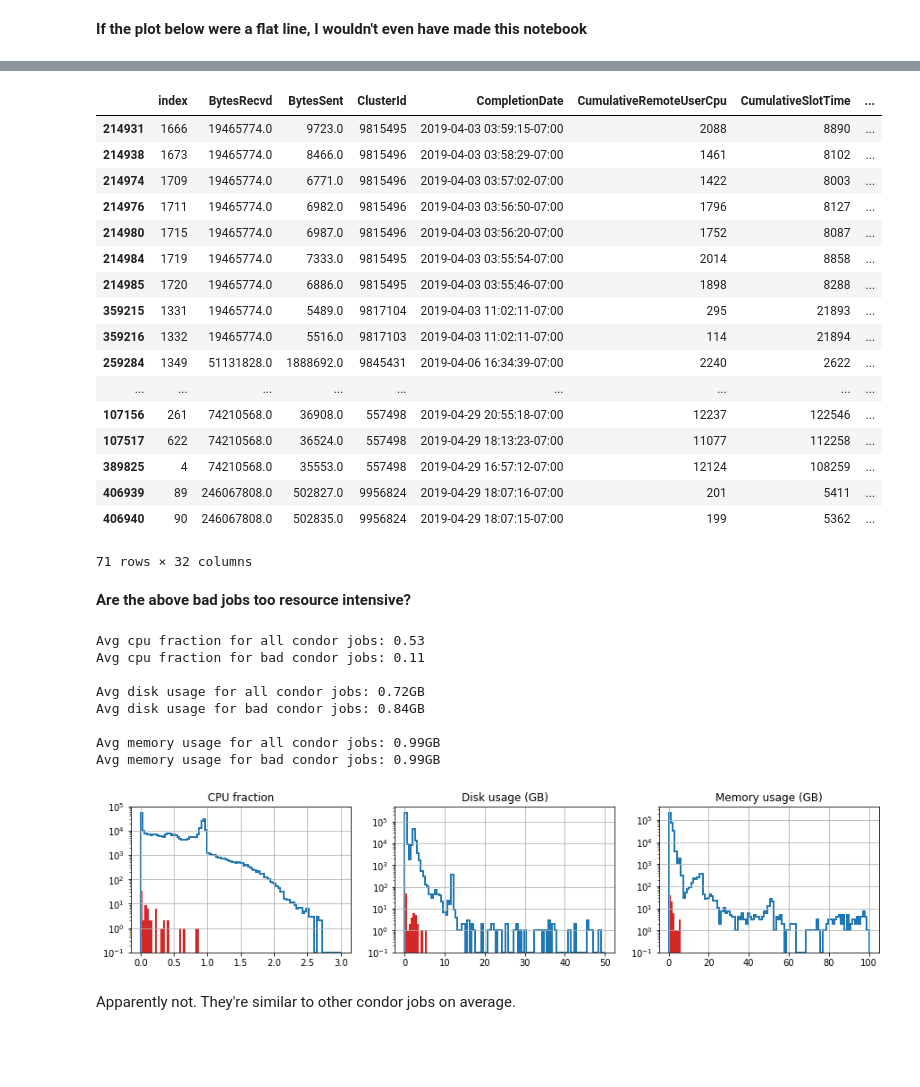
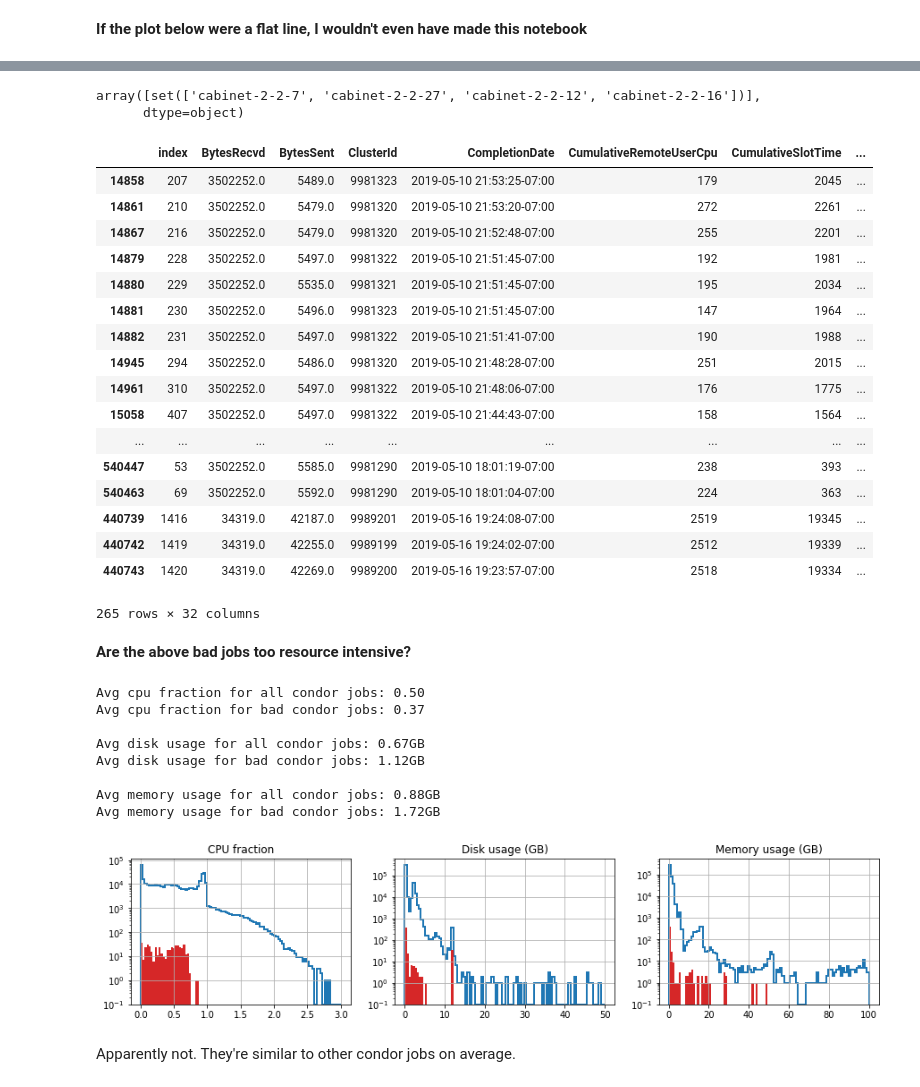
Before and after one commit to aminnj/miscnotebooks, a Jupyter notebook: uaf/analyze_hadoop_condor.ipynb, the cells around one changed output, grey strips where cells are left out. Saved outputs shown, nothing was run; the diff lists cells and outputs as text; code cells hidden in the pictures; blank space fills up the shorter version.

```diff
--- a/uaf/analyze_hadoop_condor.ipynb
+++ b/uaf/analyze_hadoop_condor.ipynb
@@ -192,6 +200,6 @@ plt.title("Node count");
 # %%
 # Find intervals of 6 hrs where we gained 0 hosts wrt the previous interval, but lost exactly 1
-badrows = df_hadoop.query("nhosts_gained==0 and nhosts_lost==1")
+badrows = df_hadoop.query("nhosts_gained==0 and nhosts_lost>=1")
 badrows
 # %% [output]
 |  | index | nodes | hosts_gained | hosts_lost | nhosts_gained | nhosts_lost | nhosts | date | prev_date |
@@ -213,38 +222,43 @@ badrows
+# %%
+badrows[-1:].hosts_lost.values
+# %% [output]
+array([set(['cabinet-2-2-7', 'cabinet-2-2-27', 'cabinet-2-2-12', 'cabinet-2-2-16'])],
+      dtype=object)
 # %%
 # For each "badrow", get all the condor jobs that overlapped with that 6 hour interval
 # Concatenate them into a "bad" DF
 # Well, they are actually *candidate* "bad" jobs
 ndf = []
 for idx,row in badrows.iterrows():
-    host = list(row.hosts_lost)[0]
+    hosts = list(row.hosts_lost)
     df_bad = df_condor[
         # Get df of condor jobs running on that host
-        (df_condor.host.eq(host)) &
+        (df_condor.host.isin(hosts)) &
         # EXCLUDE jobs that (completed before the hadoop node check interval) OR (started after the hadoop node check interval)
         ~((df_condor.CompletionDate < row["prev_date"]) | (df_condor.JobStartDate > row["date"]))
     ]
     ndf.append(df_bad)
 df_bad = pd.concat(ndf)
 df_bad
 # %% [output]
 |  | index | BytesRecvd | BytesSent | ClusterId | CompletionDate | CumulativeRemoteUserCpu | CumulativeSlotTime | ... |
-| 214931 | 1666 | 19465774.0 | 9723.0 | 9815495 | 2019-04-03 03:59:15-07:00 | 2088 | 8890 | ... |
-| 214938 | 1673 | 19465774.0 | 8466.0 | 9815496 | 2019-04-03 03:58:29-07:00 | 1461 | 8102 | ... |
-| 214974 | 1709 | 19465774.0 | 6771.0 | 9815496 | 2019-04-03 03:57:02-07:00 | 1422 | 8003 | ... |
-| 214976 | 1711 | 19465774.0 | 6982.0 | 9815496 | 2019-04-03 03:56:50-07:00 | 1796 | 8127 | ... |
-| 214980 | 1715 | 19465774.0 | 6987.0 | 9815496 | 2019-04-03 03:56:20-07:00 | 1752 | 8087 | ... |
-| 214984 | 1719 | 19465774.0 | 7333.0 | 9815495 | 2019-04-03 03:55:54-07:00 | 2014 | 8858 | ... |
-| 214985 | 1720 | 19465774.0 | 6886.0 | 9815495 | 2019-04-03 03:55:46-07:00 | 1898 | 8288 | ... |
-| 359215 | 1331 | 19465774.0 | 5489.0 | 9817104 | 2019-04-03 11:02:11-07:00 | 295 | 21893 | ... |
-| 359216 | 1332 | 19465774.0 | 5516.0 | 9817103 | 2019-04-03 11:02:11-07:00 | 114 | 21894 | ... |
-| 259284 | 1349 | 51131828.0 | 1888692.0 | 9845431 | 2019-04-06 16:34:39-07:00 | 2240 | 2622 | ... |
+| 14858 | 207 | 3502252.0 | 5489.0 | 9981323 | 2019-05-10 21:53:25-07:00 | 179 | 2045 | ... |
+| 14861 | 210 | 3502252.0 | 5479.0 | 9981320 | 2019-05-10 21:53:20-07:00 | 272 | 2261 | ... |
+| 14867 | 216 | 3502252.0 | 5479.0 | 9981320 | 2019-05-10 21:52:48-07:00 | 255 | 2201 | ... |
+| 14879 | 228 | 3502252.0 | 5497.0 | 9981322 | 2019-05-10 21:51:45-07:00 | 192 | 1981 | ... |
+| 14880 | 229 | 3502252.0 | 5535.0 | 9981321 | 2019-05-10 21:51:45-07:00 | 195 | 2034 | ... |
+| 14881 | 230 | 3502252.0 | 5496.0 | 9981323 | 2019-05-10 21:51:45-07:00 | 147 | 1964 | ... |
+| 14882 | 231 | 3502252.0 | 5497.0 | 9981322 | 2019-05-10 21:51:41-07:00 | 190 | 1988 | ... |
+| 14945 | 294 | 3502252.0 | 5486.0 | 9981320 | 2019-05-10 21:48:28-07:00 | 251 | 2015 | ... |
+| 14961 | 310 | 3502252.0 | 5497.0 | 9981322 | 2019-05-10 21:48:06-07:00 | 176 | 1775 | ... |
+| 15058 | 407 | 3502252.0 | 5497.0 | 9981322 | 2019-05-10 21:44:43-07:00 | 158 | 1564 | ... |
 | ... | ... | ... | ... | ... | ... | ... | ... | ... |
-| 107156 | 261 | 74210568.0 | 36908.0 | 557498 | 2019-04-29 20:55:18-07:00 | 12237 | 122546 | ... |
-| 107517 | 622 | 74210568.0 | 36524.0 | 557498 | 2019-04-29 18:13:23-07:00 | 11077 | 112258 | ... |
-| 389825 | 4 | 74210568.0 | 35553.0 | 557498 | 2019-04-29 16:57:12-07:00 | 12124 | 108259 | ... |
-| 406939 | 89 | 246067808.0 | 502827.0 | 9956824 | 2019-04-29 18:07:16-07:00 | 201 | 5411 | ... |
-| 406940 | 90 | 246067808.0 | 502835.0 | 9956824 | 2019-04-29 18:07:15-07:00 | 199 | 5362 | ... |
+| 540447 | 53 | 3502252.0 | 5585.0 | 9981290 | 2019-05-10 18:01:19-07:00 | 238 | 393 | ... |
+| 540463 | 69 | 3502252.0 | 5592.0 | 9981290 | 2019-05-10 18:01:04-07:00 | 224 | 363 | ... |
+| 440739 | 1416 | 34319.0 | 42187.0 | 9989201 | 2019-05-16 19:24:08-07:00 | 2519 | 19345 | ... |
+| 440742 | 1419 | 34319.0 | 42255.0 | 9989199 | 2019-05-16 19:24:02-07:00 | 2512 | 19339 | ... |
+| 440743 | 1420 | 34319.0 | 42269.0 | 9989200 | 2019-05-16 19:23:57-07:00 | 2518 | 19334 | ... |
-71 rows × 32 columns
+265 rows × 32 columns
 # %% [markdown]
 **Are the above bad jobs too resource intensive?**
 # %%
@@ -270,15 +284,15 @@ df_condor["memGB"].hist(ax=ax3,bins=np.linspace(0,100,100),log=True,histtype="st
 df_bad["memGB"].hist(ax=ax3,bins=np.linspace(0,100,100),log=True,color="C3")
 ax3.set_title("Memory usage (GB)");
 # %% [output]
-Avg cpu fraction for all condor jobs: 0.53
-Avg cpu fraction for bad condor jobs: 0.11
+Avg cpu fraction for all condor jobs: 0.50
+Avg cpu fraction for bad condor jobs: 0.37
 
-Avg disk usage for all condor jobs: 0.72GB
-Avg disk usage for bad condor jobs: 0.84GB
+Avg disk usage for all condor jobs: 0.67GB
+Avg disk usage for bad condor jobs: 1.12GB
 
-Avg memory usage for all condor jobs: 0.99GB
-Avg memory usage for bad condor jobs: 0.99GB
+Avg memory usage for all condor jobs: 0.88GB
+Avg memory usage for bad condor jobs: 1.72GB
-[figure, old version]
+[figure, new version]
 # %% [markdown]
 Apparently not. They're similar to other condor jobs on average.
 # %% [markdown]
```
Also changed, not shown: parts of 19 cells of this notebook, 7 other files.
